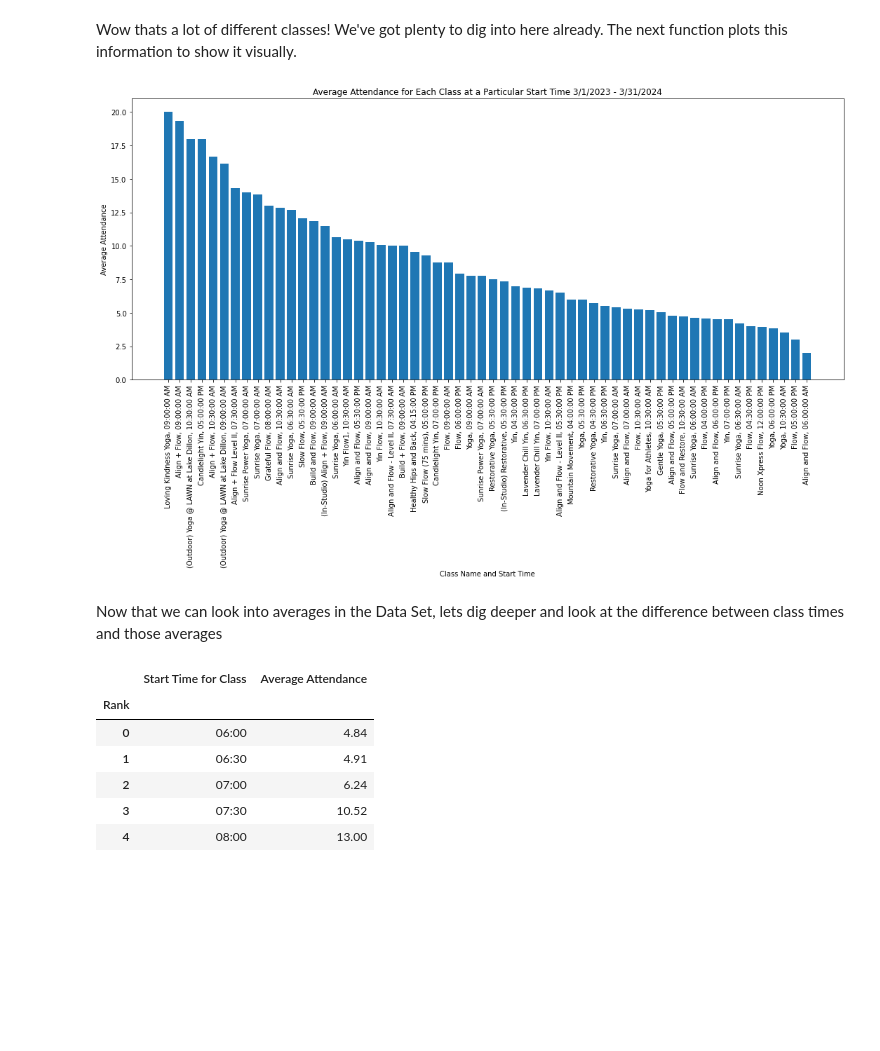
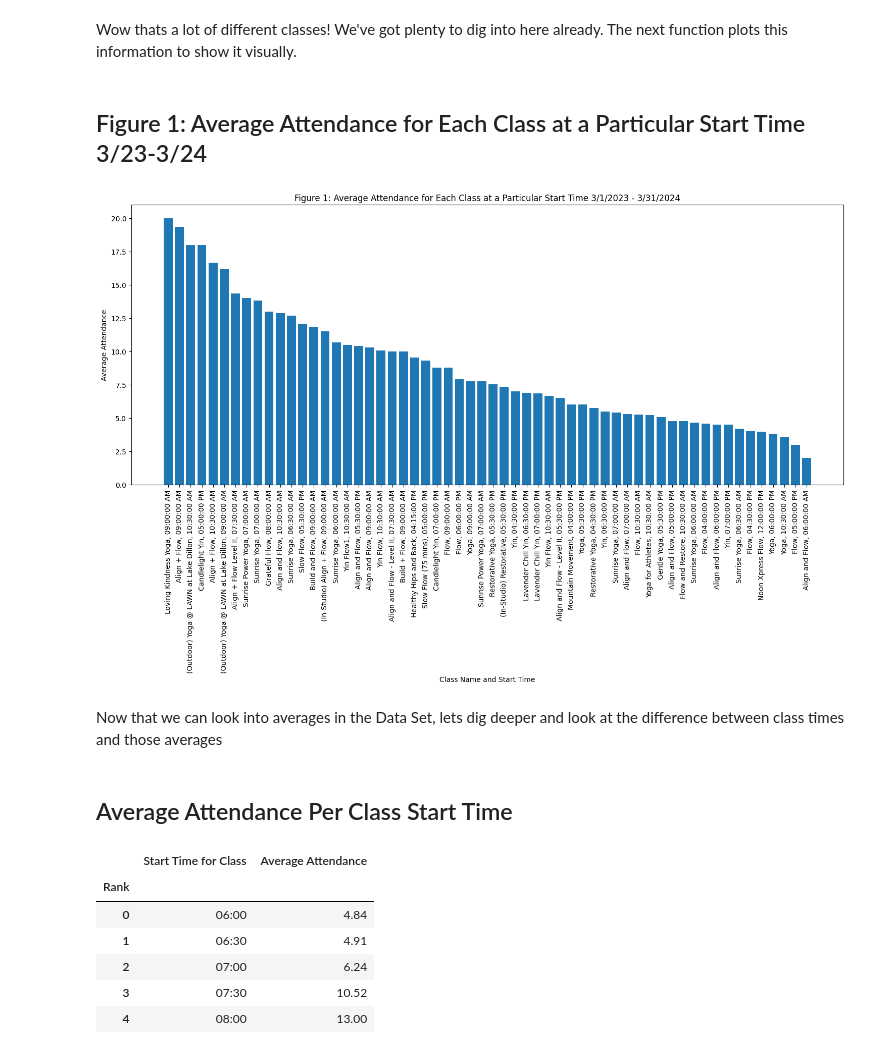
Before and after one commit to TrevorJamesHub/SummitSolData, a Jupyter notebook: Yoga_studio_analysis.ipynb, the cells around one changed output. Saved outputs shown, nothing was run; the diff lists cells and outputs as text; code cells hidden in the pictures; blank space fills up the shorter version.

```diff
--- a/Yoga_studio_analysis.ipynb
+++ b/Yoga_studio_analysis.ipynb
@@ -128,25 +130,29 @@ average_attendance
 | 57 | Align and Flow | 06:00:00 AM | 2.00 |
 # %% [markdown]
 Wow thats a lot of different classes! We've got plenty to dig into here already. The next function plots this information to show it visually.
+# %% [markdown]
+## Figure 1: Average Attendance for Each Class at a Particular Start Time 3/23-3/24
 # %%
 def plot_average_attendance(DF, date_string):
     plt.figure(figsize=(15, 10))
     plt.bar(range(len(DF)), DF['Average Attendance'])
     plt.xlabel('Class Name and Start Time')
     plt.ylabel('Average Attendance')
-    plt.title(f'Average Attendance for Each Class at a Particular Start Time {date_string}')
+    plt.title(f'Figure 1: Average Attendance for Each Class at a Particular Start Time {date_string}')
     # creating a loop with a format string to add the class name label based off of each row
     plt.xticks(range(len(DF)),
             [f"{name.strip()}, {start_time}" for name, start_time in zip(DF['Class Name'], DF['Start Time for Class'])],
             rotation=90)
     plt.tight_layout()
     plt.show()
 
 plot_average_attendance(average_attendance, date_string)
 # %% [output]
-[figure, old version]
+[figure, new version]
 # %% [markdown]
 Now that we can look into averages in the Data Set, lets dig deeper and look at the difference between class times and those averages
+# %% [markdown]
+## Average Attendance Per Class Start Time
 # %%
 def average_by_start_time(DF,  start_date=None, end_date= None):
 
```
Also changed, not shown: parts of 17 cells of this notebook.
